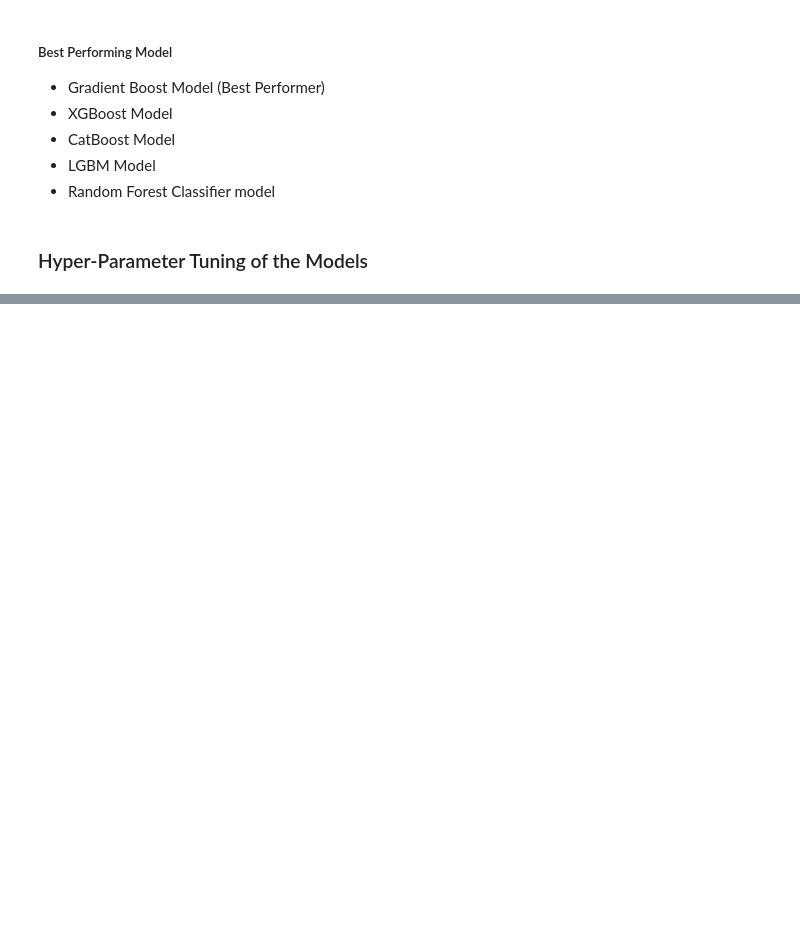
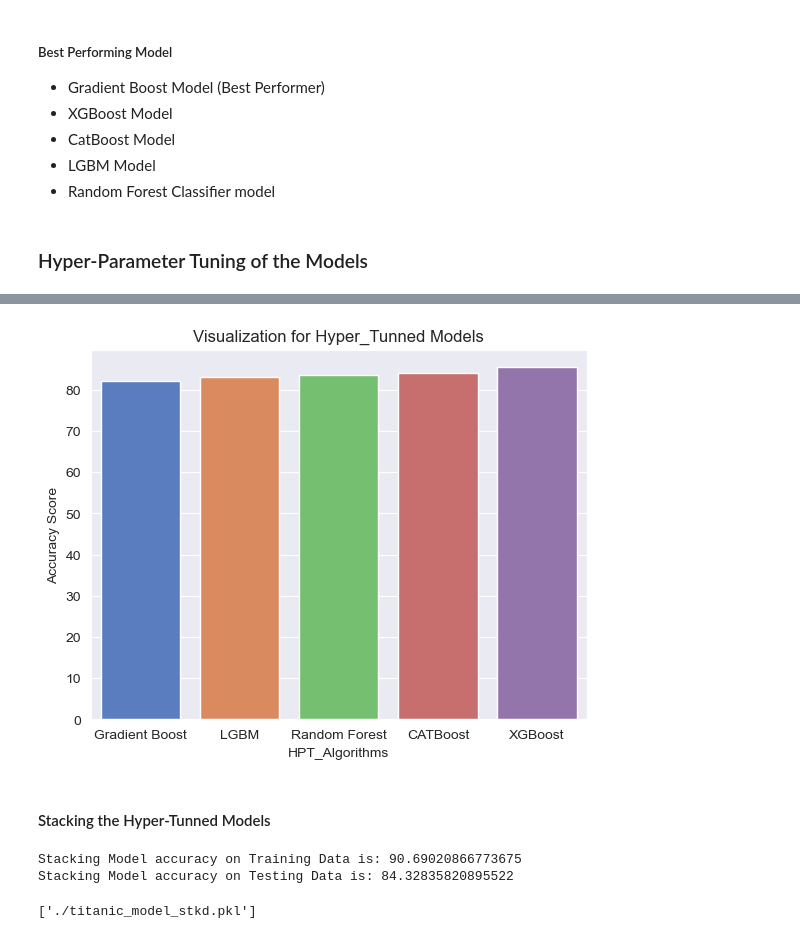
Before and after one commit to adeke910/TITANIC, a Jupyter notebook: titanic.ipynb, the cells around one changed output, grey strips where cells are left out. Saved outputs shown, nothing was run; the diff lists cells and outputs as text; code cells hidden in the pictures; blank space fills up the shorter version.

```diff
--- a/titanic.ipynb
+++ b/titanic.ipynb
@@ -789,0 +908,13 @@ stacking_model = StackingClassifier(estimators=[('GBoost', gradientboost_clf),
+# %%
+HPT_RFC = RandomForestClassifier()
+
+parameters5 = {'n_estimators': [100,300,500,550],
+               'min_samples_split':[7,8,9],
+               'max_depth': [10,11,12],
+               'min_samples_leaf':[4,5,6]}
+
+grid_search5 = GridSearchCV(HPT_RFC, parameters5, cv=5, n_jobs=-1)
+
+grid_search5.fit(x_train,y_train)
+
+grid_search5.best_score_
@@ -789,0 +923,3 @@ stacking_model = StackingClassifier(estimators=[('GBoost', gradientboost_clf),
+# %%
+best_parameters5 = grid_search5.best_params_
+best_parameters5
@@ -789,0 +931,5 @@ stacking_model = StackingClassifier(estimators=[('GBoost', gradientboost_clf),
+# %%
+RFC_CLF = RandomForestClassifier(**best_parameters5)
+RFC_CLF.fit(x_train,y_train)
+x_test_pred5 = RFC_CLF.predict(x_test)
+accuracy_score(y_test,x_test_pred5)
@@ -789,0 +938,12 @@ stacking_model = StackingClassifier(estimators=[('GBoost', gradientboost_clf),
+# %%
+GB_ACC = accuracy_score(y_test,x_test_pred1)*100
+XGB_ACC = accuracy_score(y_test,x_test_pred2)*100
+CTB_ACC = accuracy_score(y_test,x_test_pred3)*100
+LGBM_ACC = accuracy_score(y_test,x_test_pred4)*100
+RFC_ACC = accuracy_score(y_test,x_test_pred5)*100
+
+
+hpt_df = pd.DataFrame({'HPT_Algorithms':['Gradient Boost', 'XGBoost', 'CATBoost', 'LGBM', 'Random Forest'],
+    'Accuracy Score':[GB_ACC, XGB_ACC, CTB_ACC, LGBM_ACC, RFC_ACC]})
+
+hpt_df
@@ -789,0 +957,37 @@ stacking_model = StackingClassifier(estimators=[('GBoost', gradientboost_clf),
+# %%
+hpt_df1 = hpt_df.sort_values(['Accuracy Score'])
+
+b = sns.barplot(x='HPT_Algorithms', y = 'Accuracy Score', data = hpt_df1)
+b.set_title('Visualization for Hyper_Tunned Models')
+plt.show()
+# %% [output]
+[figure, added]
+# %% [markdown]
+#### Stacking the Hyper-Tunned Models
+# %%
+from sklearn.ensemble import StackingClassifier
+STKD_MODEL = StackingClassifier(estimators=[('GBoost', GB_CLF),
+                                                ('XGBoost', XGB_CLF),
+                                                ('CTBoost', CTB_CLF),
+                                                ("LGBM", LGBM_CLF),
+                                                ("RFC", RFC_CLF)])
+
+STKD_MODEL.fit(x_train, y_train)
+
+x_train_pred6 = STKD_MODEL.predict(x_train)
+
+x_test_pred6 = STKD_MODEL.predict(x_test)
+
+print("Stacking Model accuracy on Training Data is:",accuracy_score(y_train,x_train_pred6)*100)
+print("Stacking Model accuracy on Testing Data is:",accuracy_score(y_test,x_test_pred6)*100)
+# %% [output]
+Stacking Model accuracy on Training Data is: 90.69020866773675
+Stacking Model accuracy on Testing Data is: 84.32835820895522
+# %%
+import joblib
+
+#Save the model as a pickle file
+filename = './titanic_model_stkd.pkl'
+joblib.dump(STKD_MODEL, filename)
+# %% [output]
+['./titanic_model_stkd.pkl']
```
Also changed, not shown: parts of 33 cells of this notebook, 2 other files.
